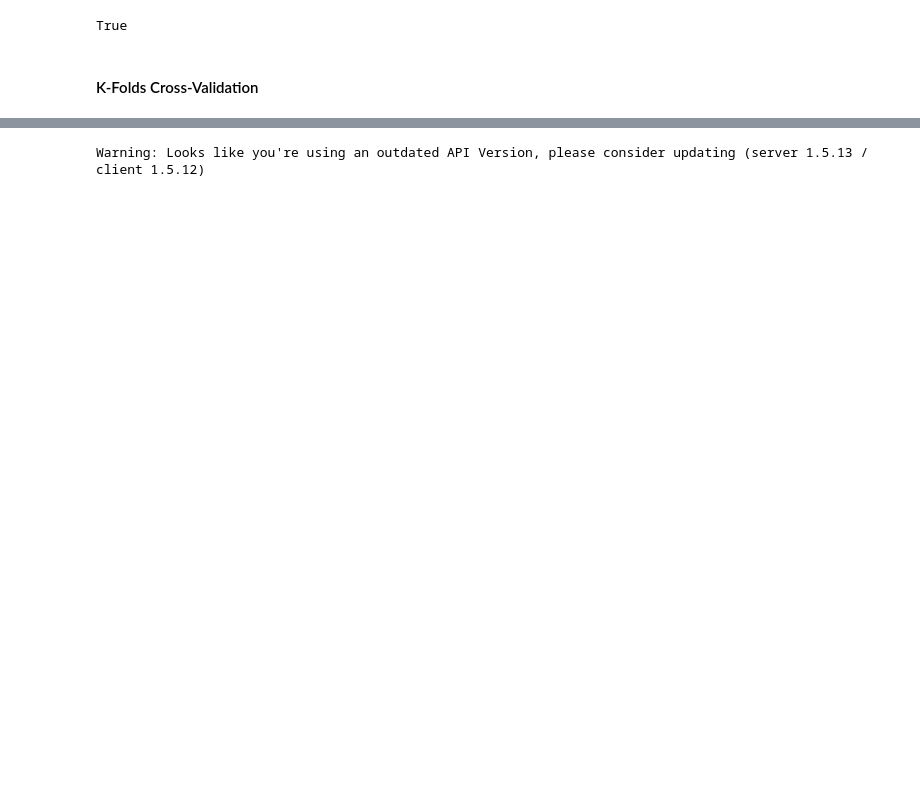
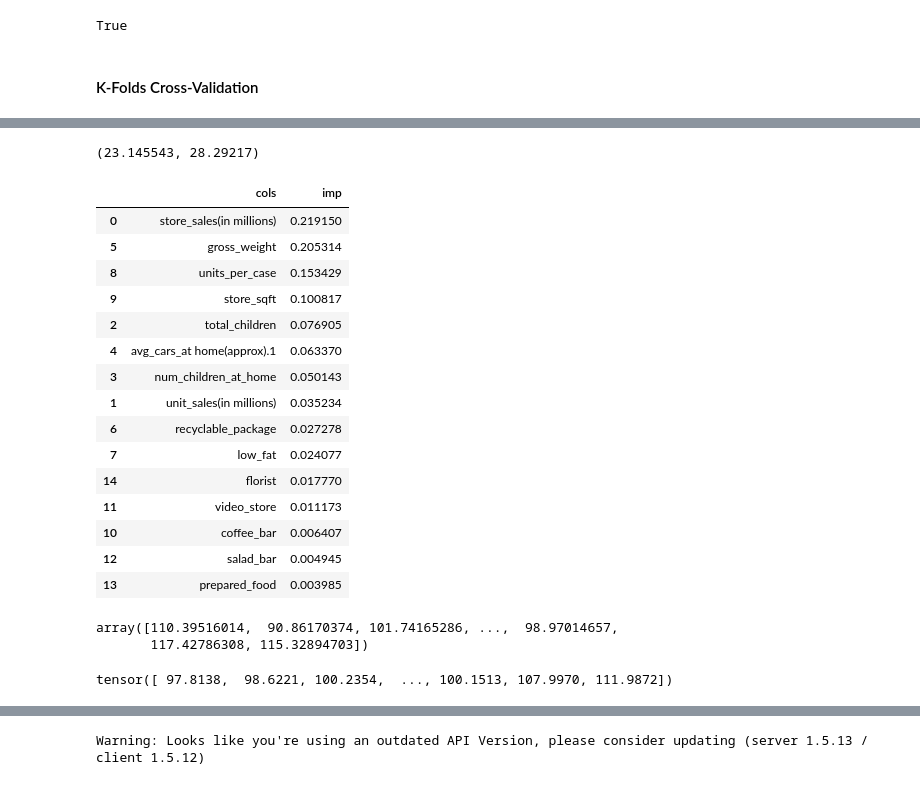
Before and after one commit to peterbull/s03e11_media, a Jupyter notebook: media_campaign_cost_base_k_fold.ipynb, the cells around one changed output, grey strips where cells are left out. Drawn from its saved outputs; the diff is of its cells as text; code cells hidden in the pictures; blank space fills up the shorter version.

```diff
--- a/media_campaign_cost_base_k_fold.ipynb
+++ b/media_campaign_cost_base_k_fold.ipynb
@@ -256,0 +250,10 @@ tensor([ 97.0685, 100.3434, 100.7119,  ..., 100.8236, 107.4522, 107.0247])
+# %%
+#| export
+xs, y = to_final.train.xs, to_final.train.y
+valid_xs, valid_y = to_final.valid.xs, to_final.valid.y
+test_xs = test_final.train.xs
+# %%
+def rf(xs, y, n_estimators=40, max_samples=200_000, max_features=0.5, min_samples_leaf=5, **kwargs):
+    return RandomForestRegressor(n_jobs=-1, n_estimators=n_estimators,
+                                 max_samples=max_samples, max_features=max_features,
+                                 min_samples_leaf=min_samples_leaf, oob_score=True).fit(xs, y)
@@ -256,0 +268,30 @@ tensor([ 97.0685, 100.3434, 100.7119,  ..., 100.8236, 107.4522, 107.0247])
+# %%
+m = rf(xs, y, n_estimators=100)
+# %%
+rf_mse = m_rmse(m, valid_xs, valid_y)
+m_rmse(m, xs, y), m_rmse(m, valid_xs, valid_y)
+# %% [output]
+(23.145543, 28.29217)
+# %%
+def rf_feat_importance(m, df):
+    return pd.DataFrame({'cols':df.columns, 'imp': m.feature_importances_}).sort_values('imp', ascending=False)
+# %%
+fi = rf_feat_importance(m, xs)
+fi
+# %% [output]
+|  | cols | imp |
+| 0 | store_sales(in millions) | 0.219150 |
+| 5 | gross_weight | 0.205314 |
+| 8 | units_per_case | 0.153429 |
+| 9 | store_sqft | 0.100817 |
+| 2 | total_children | 0.076905 |
+| 4 | avg_cars_at home(approx).1 | 0.063370 |
+| 3 | num_children_at_home | 0.050143 |
+| 1 | unit_sales(in millions) | 0.035234 |
+| 6 | recyclable_package | 0.027278 |
+| 7 | low_fat | 0.024077 |
+| 14 | florist | 0.017770 |
+| 11 | video_store | 0.011173 |
+| 10 | coffee_bar | 0.006407 |
+| 12 | salad_bar | 0.004945 |
+| 13 | prepared_food | 0.003985 |
@@ -256,0 +301,9 @@ tensor([ 97.0685, 100.3434, 100.7119,  ..., 100.8236, 107.4522, 107.0247])
+# %%
+rf_preds
+# %% [output]
+array([110.39516014,  90.86170374, 101.74165286, ...,  98.97014657,
+       117.42786308, 115.32894703])
+# %%
+preds_final
+# %% [output]
+tensor([ 97.8138,  98.6221, 100.2354,  ..., 100.1513, 107.9970, 111.9872])
```
Also changed, not shown: parts of 24 cells of this notebook, 1 other file.
